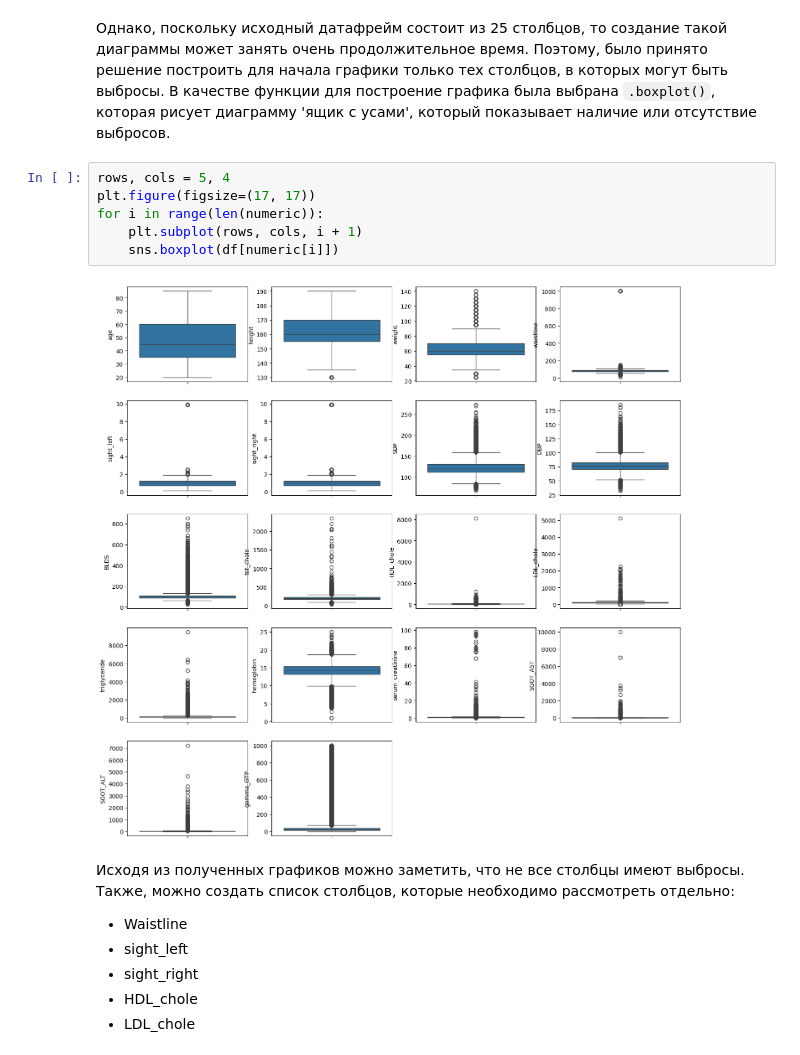
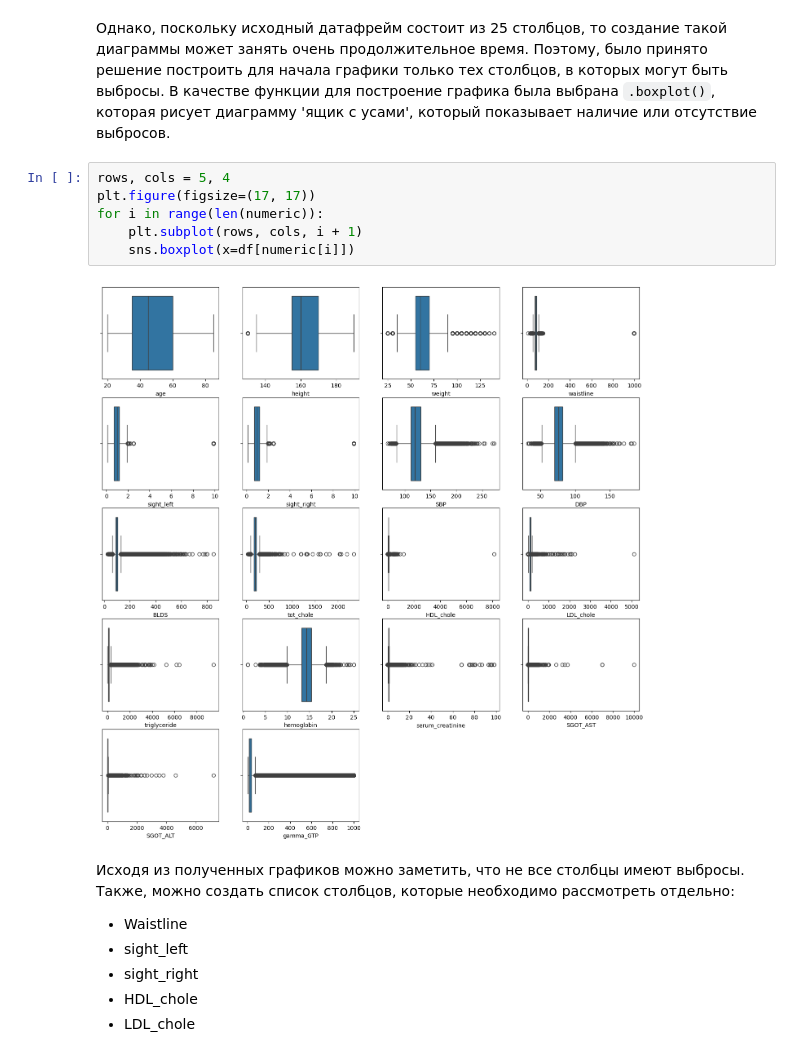
Before and after one commit to Supercili0usMe/bachelors_diploma_work, a Jupyter notebook: Smoking and drinking classification/1_EDA.ipynb, the cells around one changed output. Cells and saved outputs as stored; diff of their text form.

```diff
--- a/Smoking and drinking classification/1_EDA.ipynb
+++ b/Smoking and drinking classification/1_EDA.ipynb
@@ -369,11 +367,11 @@ categorical = ["hear_left", "hear_right", "urine_protein"]
 # %%
 rows, cols = 5, 4
 plt.figure(figsize=(17, 17))
 for i in range(len(numeric)):
     plt.subplot(rows, cols, i + 1)
-    sns.boxplot(df[numeric[i]])
+    sns.boxplot(x=df[numeric[i]])
 # %% [output]
-[figure, old version]
+[figure, new version]
 # %% [markdown]
 Исходя из полученных графиков можно заметить, что не все столбцы имеют выбросы. Также, можно создать список столбцов, которые необходимо рассмотреть отдельно:
 * Waistline
```
Also changed, not shown: parts of 6 cells of this notebook.
